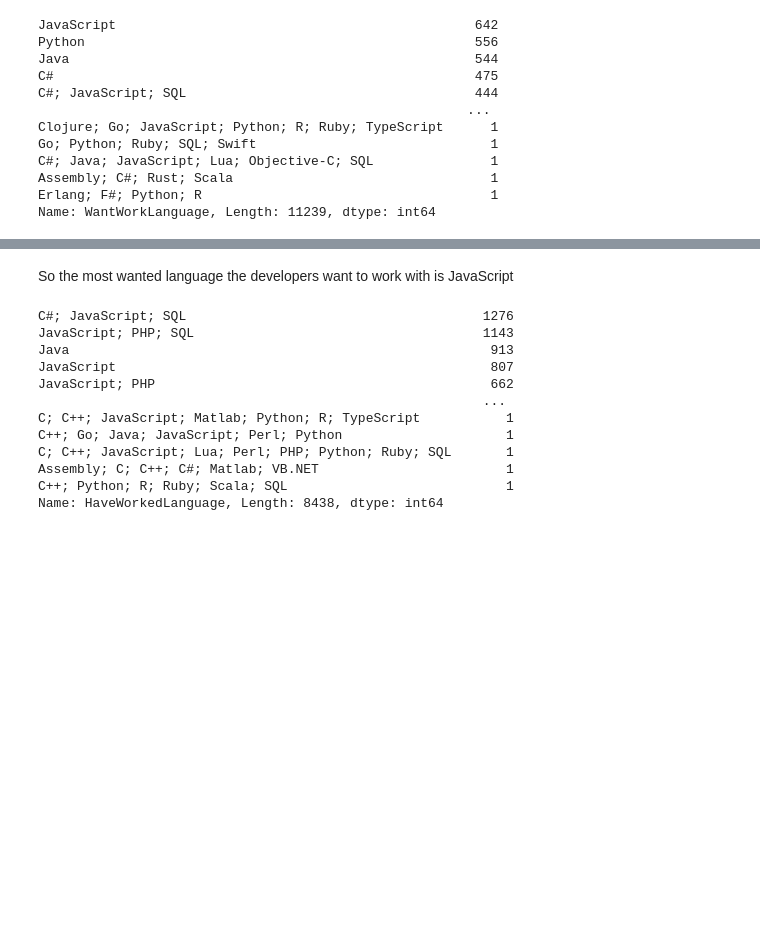
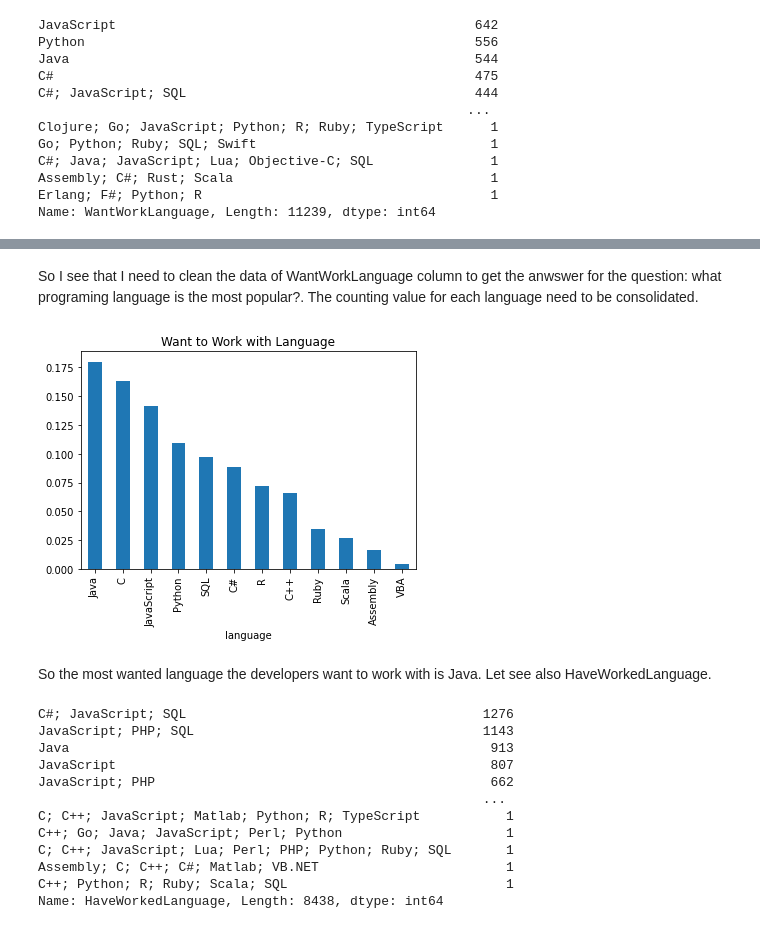
Before and after one commit to trhgvinh/udacity_NanodegreeDS_project1, a Jupyter notebook: Project1.ipynb, the cells around one changed output, grey strips where cells are left out. Cells and saved outputs as stored; diff of their text form; code cells hidden in the pictures; blank space fills up the shorter version.

```diff
--- a/Project1.ipynb
+++ b/Project1.ipynb
@@ -64,5 +67,42 @@ plt.title("What language do you want to work with?");
+# %% [markdown]
+So I see that I need to clean the data of WantWorkLanguage column to get the anwswer for the question: what programing language is the most popular?.
+The counting value for each language need to be consolidated.
+# %%
+possible_vals = ["JavaScript", "Python",
+                 "Java", "C", "C#",
+                 "SQL", "Assembly", "C++",
+                 "R", "Scala",
+                 "Ruby", "VBA", "Other"]
+
+def clean_and_plot(df, title='Want to Work with Language', plot=True):
+    '''
+    INPUT
+        df - a dataframe holding the WantWorkLanguage column
+        title - string the title of your plot
+        axis - axis object
+        plot - bool providing whether or not you want a plot back
+
+    OUTPUT
+        study_df - a dataframe with the count of how many individuals
+        Displays a plot of pretty things related to the WantWorkLanguage column.
+    '''
+    study = df['WantWorkLanguage'].value_counts().reset_index()
+    study.rename(columns={'index': 'language', 'WantWorkLanguage': 'count'}, inplace=True)
+    study_df = t.total_count(study, 'language', 'count', possible_vals)
+
+    study_df.set_index('language', inplace=True)
+    if plot:
+        (study_df/study_df.sum()).plot(kind='bar', legend=None);
+        plt.title(title);
+        plt.show()
+    props_study_df = study_df/study_df.sum()
+    return props_study_df
+
+props_df = clean_and_plot(df)
+# %% [output]
+[figure, added]
 # %% [markdown]
-So the most wanted language the developers want to work with is JavaScript
+So the most wanted language the developers want to work with is Java. Let see also HaveWorkedLanguage.
 # %%
 df.HaveWorkedLanguage.value_counts()
 # %% [output]
```
Also changed, not shown: parts of 15 cells of this notebook.
